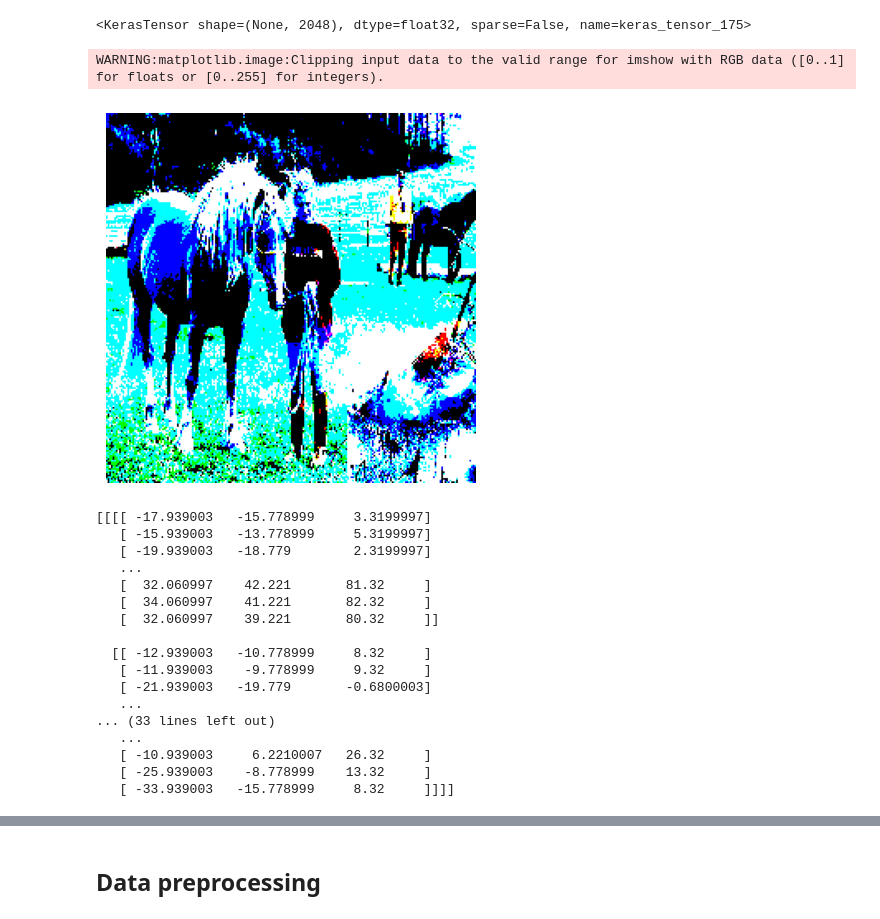
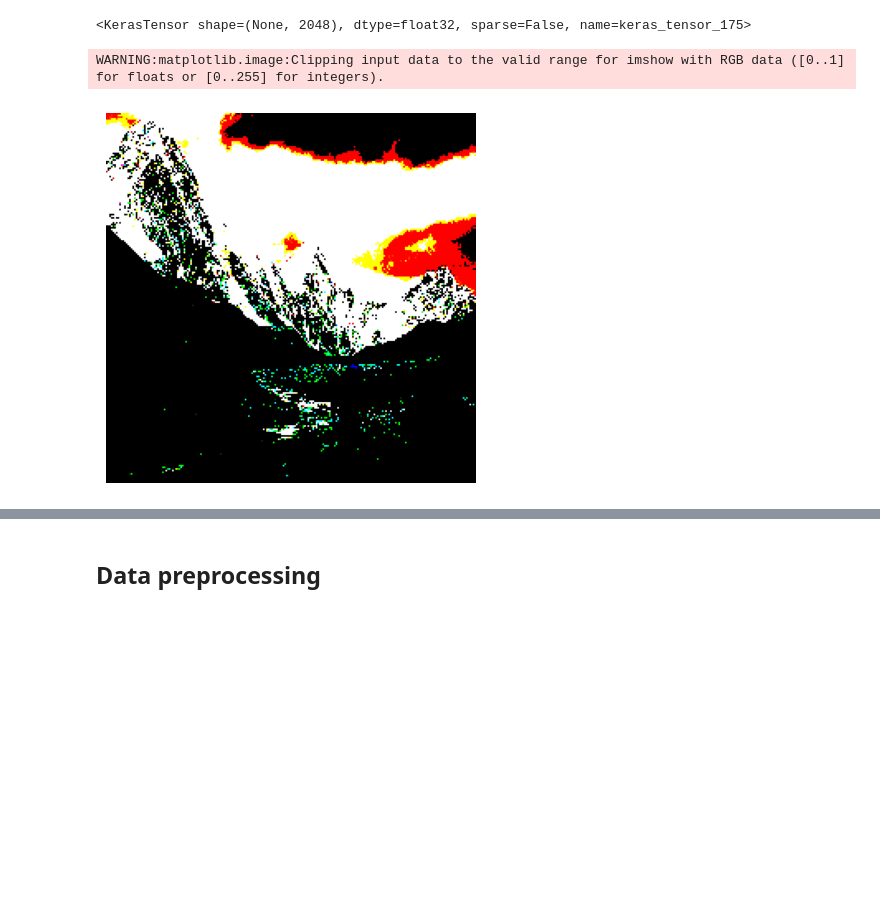
Before and after one commit to AkshatVarshney10/Caption-Generation, a Jupyter notebook: Copy_of_Untitled.ipynb, the cells around one changed output, grey strips where cells are left out. Cells and saved outputs as stored; diff of their text form; code cells hidden in the pictures; blank space fills up the shorter version.

```diff
--- a/Copy_of_Untitled.ipynb
+++ b/Copy_of_Untitled.ipynb
@@ -92,7 +84,7 @@ IMG_PATH = "/content/drive/My Drive/Images/"
 import cv2
 import matplotlib.pyplot as plt
 
-img = cv2.imread(IMG_PATH+"1000268201_693b08cb0e.jpg")
+img = cv2.imread(IMG_PATH+"96985174_31d4c6f06d.jpg")
 #cv2 reads image in BGR format so converting into RGB format
 img = cv2.cvtColor(img,cv2.COLOR_BGR2RGB)
 plt.imshow(img)
@@ -330,31 +304,14 @@ def preprocess_img(img):
     img = preprocess_input(img)
     return img
 # %%
-img= preprocess_img(IMG_PATH+"1000268201_693b08cb0e.jpg")
+img= preprocess_img(IMG_PATH+"96985174_31d4c6f06d.jpg")
 plt.imshow(img[0])
 plt.axis("off")
 plt.show()
 #print(img)
 # %% [output]
 WARNING:matplotlib.image:Clipping input data to the valid range for imshow with RGB data ([0..1] for floats or [0..255] for integers).
-[figure, old version]
+[figure, new version]
-[[[[ -17.939003   -15.778999     3.3199997]
-   [ -15.939003   -13.778999     5.3199997]
-   [ -19.939003   -18.779        2.3199997]
-   ...
-   [  32.060997    42.221       81.32     ]
-   [  34.060997    41.221       82.32     ]
-   [  32.060997    39.221       80.32     ]]
-
-  [[ -12.939003   -10.778999     8.32     ]
-   [ -11.939003    -9.778999     9.32     ]
-   [ -21.939003   -19.779       -0.6800003]
-   ...
-... (33 lines left out)
-   ...
-   [ -10.939003     6.2210007   26.32     ]
-   [ -25.939003    -8.778999    13.32     ]
-   [ -33.939003   -15.778999     8.32     ]]]]
 # %%
 #function to accept an image, pass through the model and create a vector
 def encode_image(img):
```
Also changed, not shown: parts of 10 cells of this notebook.
